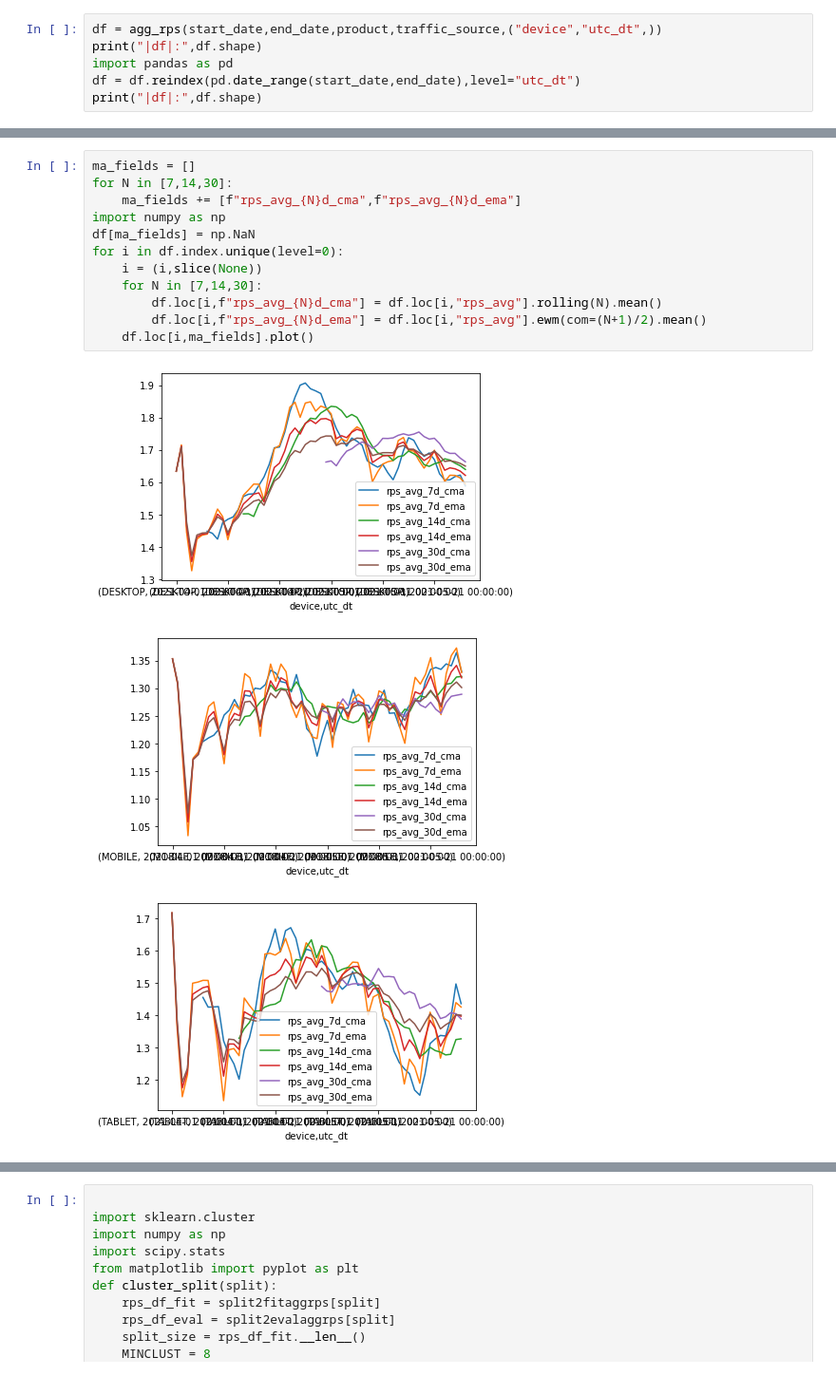
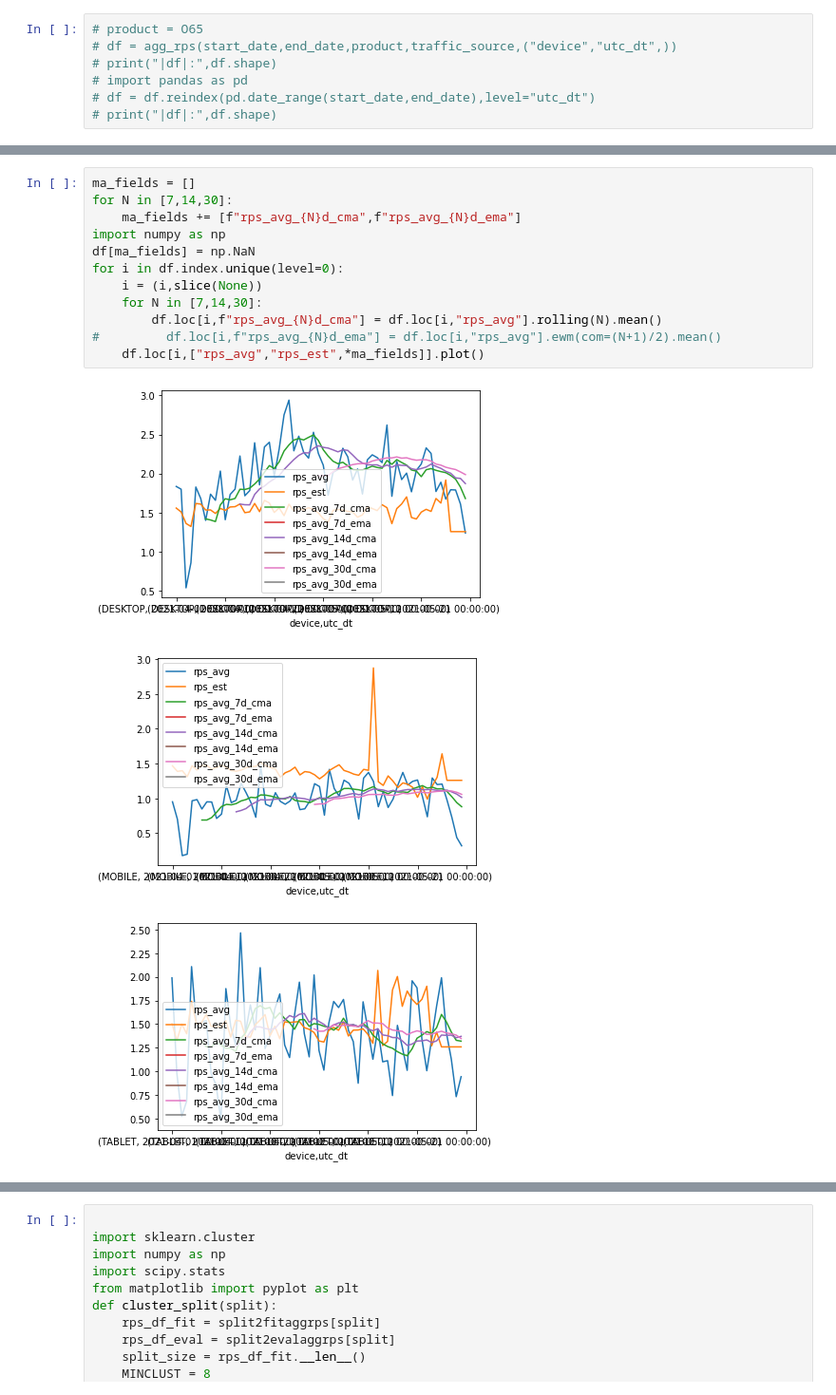
Before and after one commit to pkrishnamurthy1007/adtech, a Jupyter notebook: notebooks/aduriseti_shared/rps_est.ipynb, the cells around one changed output, grey strips where cells are left out. Shown at 95% size. Drawn from its saved outputs; the diff is of its cells as text.

```diff
--- a/notebooks/aduriseti_shared/rps_est.ipynb
+++ b/notebooks/aduriseti_shared/rps_est.ipynb
@@ -278,6 +588,7 @@ Attempting to load environ from: `SM_ENV_BASE`
 # %%
-df = agg_rps(start_date,end_date,product,traffic_source,("device","utc_dt",))
-print("|df|:",df.shape)
-import pandas as pd
-df = df.reindex(pd.date_range(start_date,end_date),level="utc_dt")
-print("|df|:",df.shape)
+# product = O65
+# df = agg_rps(start_date,end_date,product,traffic_source,("device","utc_dt",))
+# print("|df|:",df.shape)
+# import pandas as pd
+# df = df.reindex(pd.date_range(start_date,end_date),level="utc_dt")
+# print("|df|:",df.shape)
@@ -290,19 +614,19 @@ INFO:numexpr.utils:NumExpr defaulting to 8 threads.
 # %%
 ma_fields = []
 for N in [7,14,30]:
     ma_fields += [f"rps_avg_{N}d_cma",f"rps_avg_{N}d_ema"]
 import numpy as np
 df[ma_fields] = np.NaN
 for i in df.index.unique(level=0):
     i = (i,slice(None))
     for N in [7,14,30]:
         df.loc[i,f"rps_avg_{N}d_cma"] = df.loc[i,"rps_avg"].rolling(N).mean()
-        df.loc[i,f"rps_avg_{N}d_ema"] = df.loc[i,"rps_avg"].ewm(com=(N+1)/2).mean()
-    df.loc[i,ma_fields].plot()
+#         df.loc[i,f"rps_avg_{N}d_ema"] = df.loc[i,"rps_avg"].ewm(com=(N+1)/2).mean()
+    df.loc[i,["rps_avg","rps_est",*ma_fields]].plot()
 # %% [output]
-[figure, old version]
+[figure, new version]
-[figure, old version]
+[figure, new version]
-[figure, old version]
+[figure, new version]
 # %%
 for i in df.index.unique(level=0):
     i = (i,slice(None))
```
Also changed, not shown: parts of 15 cells of this notebook, 1 other file.
